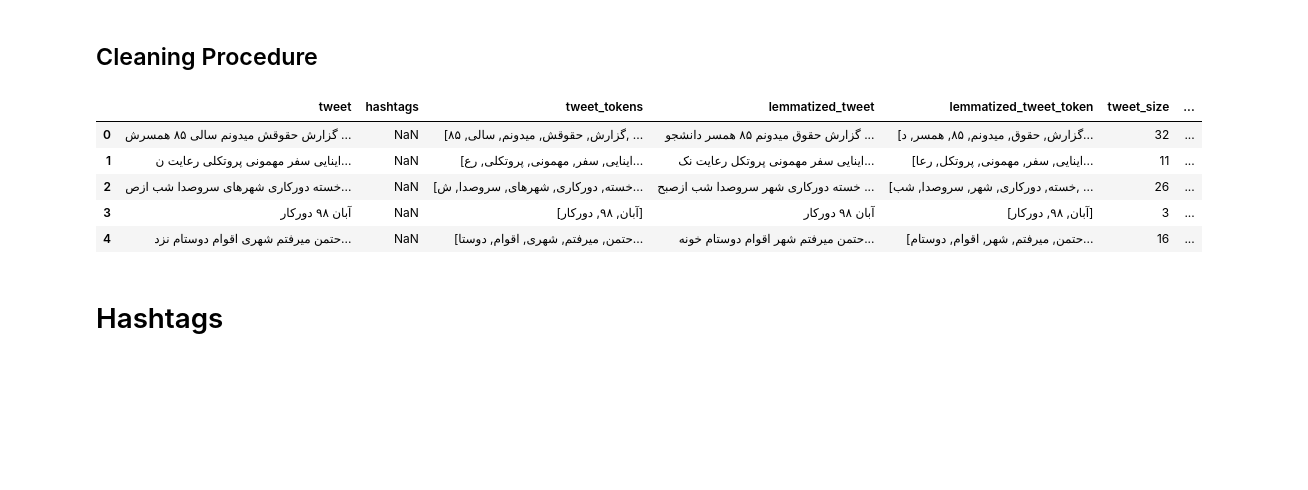
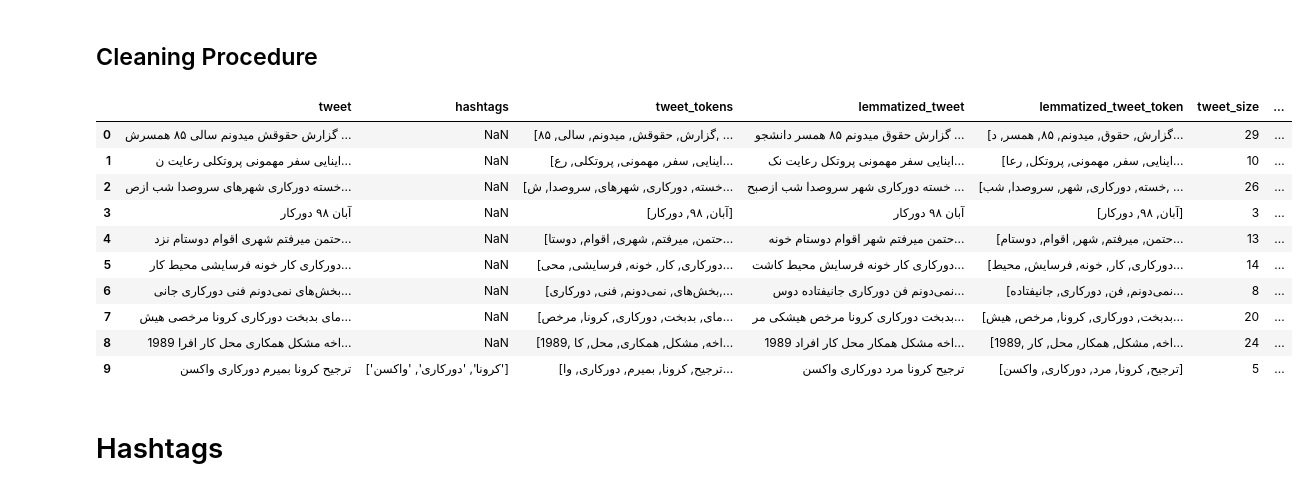
Before and after one commit to tahaShm/remote-work-twitter-analysis, a Jupyter notebook: notebooks/4-Preprocessing.ipynb, the cells around one changed output. Cells and saved outputs as stored; diff of their text form; code cells hidden in the pictures; blank space fills up the shorter version.

```diff
--- a/notebooks/4-Preprocessing.ipynb
+++ b/notebooks/4-Preprocessing.ipynb
@@ -119,7 +178,18 @@ def clean_html(raw_html):
     cleantext = re.sub(cleanr, '', raw_html)
     return cleantext
 
+
+def has_english_alphabet(word):
+    english_alphabet_pattern = re.compile(r'^[a-zA-Z0-9]+$')
+    return bool(english_alphabet_pattern.match(word))
+
 def clean_text(text, is_hashtag=False) :
+
+    #@username (replies)
+    text = re.sub('(^|[^@\\w])@(\\w{1,15})\\b','', text)
+#     text = re.sub('@[^\s]+','', text)
+    text = re.sub(r"(?:\@|http?\://|https?\://|www)\S+", "", text)
+
     text = str(text).strip()
 
     # regular cleaning
@@ -134,14 +204,16 @@ def clean_text(text, is_hashtag=False) :
         no_numbers=False,
         no_digits=False,
         no_currency_symbols=True,
-        no_punct=False,
+        no_punct=True,
         replace_with_url="",
         replace_with_email="",
         replace_with_phone_number="",
         replace_with_number="",
-        replace_with_digit="0",
+        replace_with_digit="",
         replace_with_currency_symbol="",
+        replace_with_punct = " ",
     )
+
 
     # HTML
     text = clean_html(text)
@@ -169,6 +241,15 @@ def clean_text(text, is_hashtag=False) :
         text.replace(key, value)
 
     text = re.sub(' +', ' ', text)
+
+    #same concept
+    for key, value in same_concept.items():
+        text.replace(key, value)
+
+    words = set(nltk.corpus.words.words())
+    if has_english_alphabet(text) and (text.lower() not in words):
+        text = ""
+
     return text
 # %% [markdown]
 ## Normalization
@@ -197,6 +278,9 @@ nonverbalFile = open(base_path + 'stop-words/nonverbal.txt',  encoding="utf8")
 persianFile = open(base_path + 'stop-words/persian.txt',  encoding="utf8")
 shortFile = open(base_path + 'stop-words/short.txt',  encoding="utf8")
 verbalFile = open(base_path + 'stop-words/verbal.txt',  encoding="utf8")
+kharaziFile = open(base_path + 'stop-words/kharazi-stopwords.txt',  encoding="utf8")
+manualFile = open(base_path + 'stop-words/manual.txt',  encoding="utf8")
+
 
 bullshits = set(line.strip() for line in bullshitsFile)
 chars = set(line.strip() for line in charsFile)
@@ -205,6 +289,9 @@ nonverbal = set(line.strip() for line in nonverbalFile)
 persian = set(line.strip() for line in persianFile)
 short = set(line.strip() for line in shortFile)
 verbal = set(line.strip() for line in verbalFile)
+kharazi = set(line.strip() for line in kharaziFile)
+manual = set(line.strip() for line in manualFile)
+
 
 stop_words = stop_words_fa.union(stop_words_en)
 stop_words = stop_words.union(punctuations)
@@ -215,6 +302,8 @@ stop_words = stop_words.union(nonverbal)
 stop_words = stop_words.union(persian)
 stop_words = stop_words.union(short)
 stop_words = stop_words.union(verbal)
+stop_words = stop_words.union(kharazi)
+stop_words = stop_words.union(manual)
 # %%
 def remove_stopwords(text) :
     tokens = word_tokenize(text)
@@ -227,13 +316,14 @@ def remove_stopwords(text) :
 lemmatizer = hazm.Lemmatizer()
 
 def lemmatize_tweet(text) :
-    return " ".join([lemmatizer.lemmatize(word) for word in word_tokenize(text)])
+    return " ".join([lemmatizer.lemmatize(word).split('#')[0] for word in word_tokenize(text)])
 # %% [markdown]
 ## Cleaning Procedure
 # %%
 def clean_data(data_df, col_name) :
+    data_df[col_name] = data_df[col_name].progress_apply(lambda t: remove_stopwords(t))
+    data_df[col_name] = data_df[col_name].progress_apply(lambda t: clean_text(t, col_name == 'hashtags'))
     data_df[col_name] = data_df[col_name].progress_apply(lambda t: remove_duplicates(t))
-    data_df[col_name] = data_df[col_name].progress_apply(lambda t: clean_text(t, col_name == 'hashtags'))
     data_df[col_name] = data_df[col_name].progress_apply(lambda t: remove_stopwords(t))
     data_df[col_name + '_tokens'] = data_df[col_name].progress_apply(lambda t: word_tokenize(t))
 
@@ -245,14 +335,19 @@ def clean_data(data_df, col_name) :
     data_df['lemmatized_' + col_name + '_size'] = data_df['lemmatized_' + col_name + '_token'].progress_apply(lambda t: len(t))
 # %%
 clean_data(tweets_df, 'tweet')
-tweets_df.head()
+tweets_df.head(10)
 # %% [output]
 |  | tweet | hashtags | tweet_tokens | lemmatized_tweet | lemmatized_tweet_token | tweet_size | ... |
-| 0 | گزارش حقوقش میدونم سالی ۸۵ همسرش ... | NaN | [گزارش, حقوقش, میدونم, سالی, ۸۵, ... | گزارش حقوق میدونم ۸۵ همسر دانشجو ... | [گزارش, حقوق, میدونم, ۸۵, همسر, د... | 32 | ... |
-| 1 | اینایی سفر مهمونی پروتکلی رعایت ن... | NaN | [اینایی, سفر, مهمونی, پروتکلی, رع... | اینایی سفر مهمونی پروتکل رعایت نک... | [اینایی, سفر, مهمونی, پروتکل, رعا... | 11 | ... |
+| 0 | گزارش حقوقش میدونم سالی ۸۵ همسرش ... | NaN | [گزارش, حقوقش, میدونم, سالی, ۸۵, ... | گزارش حقوق میدونم ۸۵ همسر دانشجو ... | [گزارش, حقوق, میدونم, ۸۵, همسر, د... | 29 | ... |
+| 1 | اینایی سفر مهمونی پروتکلی رعایت ن... | NaN | [اینایی, سفر, مهمونی, پروتکلی, رع... | اینایی سفر مهمونی پروتکل رعایت نک... | [اینایی, سفر, مهمونی, پروتکل, رعا... | 10 | ... |
 | 2 | خسته دورکاری شهرهای سروصدا شب ازص... | NaN | [خسته, دورکاری, شهرهای, سروصدا, ش... | خسته دورکاری شهر سروصدا شب ازصبح ... | [خسته, دورکاری, شهر, سروصدا, شب, ... | 26 | ... |
 | 3 | آبان ۹۸ دورکار | NaN | [آبان, ۹۸, دورکار] | آبان ۹۸ دورکار | [آبان, ۹۸, دورکار] | 3 | ... |
-| 4 | حتمن میرفتم شهری اقوام دوستام نزد... | NaN | [حتمن, میرفتم, شهری, اقوام, دوستا... | حتمن میرفتم شهر اقوام دوستام خونه... | [حتمن, میرفتم, شهر, اقوام, دوستام... | 16 | ... |
+| 4 | حتمن میرفتم شهری اقوام دوستام نزد... | NaN | [حتمن, میرفتم, شهری, اقوام, دوستا... | حتمن میرفتم شهر اقوام دوستام خونه... | [حتمن, میرفتم, شهر, اقوام, دوستام... | 13 | ... |
+| 5 | دورکاری کار خونه فرسایشی محیط کار... | NaN | [دورکاری, کار, خونه, فرسایشی, محی... | دورکاری کار خونه فرسایش محیط کاشت... | [دورکاری, کار, خونه, فرسایش, محیط... | 14 | ... |
+| 6 | بخش‌های نمی‌دونم فنی دورکاری جانی... | NaN | [بخش‌های, نمی‌دونم, فنی, دورکاری,... | نمی‌دونم فن دورکاری جانیفتاده دوس... | [نمی‌دونم, فن, دورکاری, جانیفتاده... | 8 | ... |
+| 7 | مای بدبخت دورکاری کرونا مرخصی هیش... | NaN | [مای, بدبخت, دورکاری, کرونا, مرخص... | بدبخت دورکاری کرونا مرخص هیشکی مر... | [بدبخت, دورکاری, کرونا, مرخص, هیش... | 20 | ... |
+| 8 | 1989 اخه مشکل همکاری محل کار افرا... | NaN | [1989, اخه, مشکل, همکاری, محل, کا... | 1989 اخه مشکل همکار محل کار افراد... | [1989, اخه, مشکل, همکار, محل, کار... | 24 | ... |
+| 9 | ترجیح کرونا بمیرم دورکاری واکسن | ['کرونا', 'دورکاری', 'واکسن'] | [ترجیح, کرونا, بمیرم, دورکاری, وا... | ترجیح کرونا مرد دورکاری واکسن | [ترجیح, کرونا, مرد, دورکاری, واکسن] | 5 | ... |
 # %% [markdown]
 # Hashtags
 # %%
```
Also changed, not shown: parts of 24 cells of this notebook, 3 other files.
